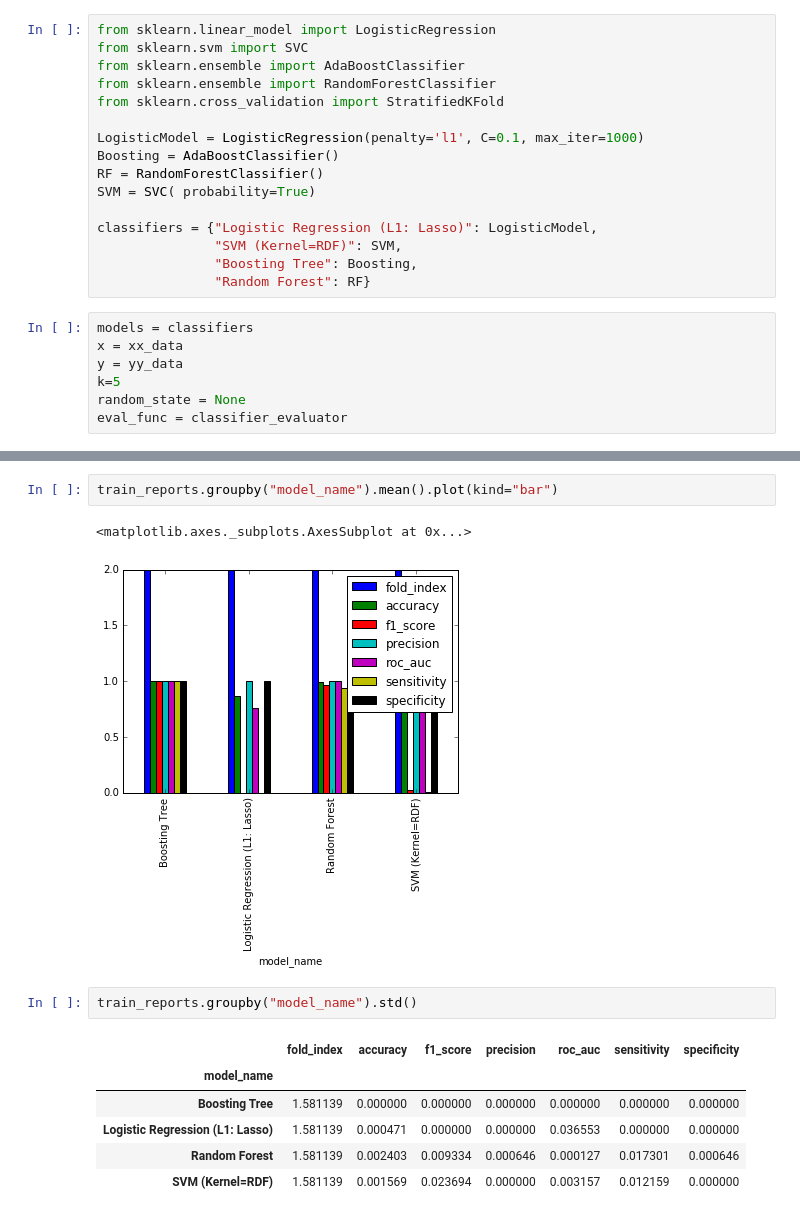
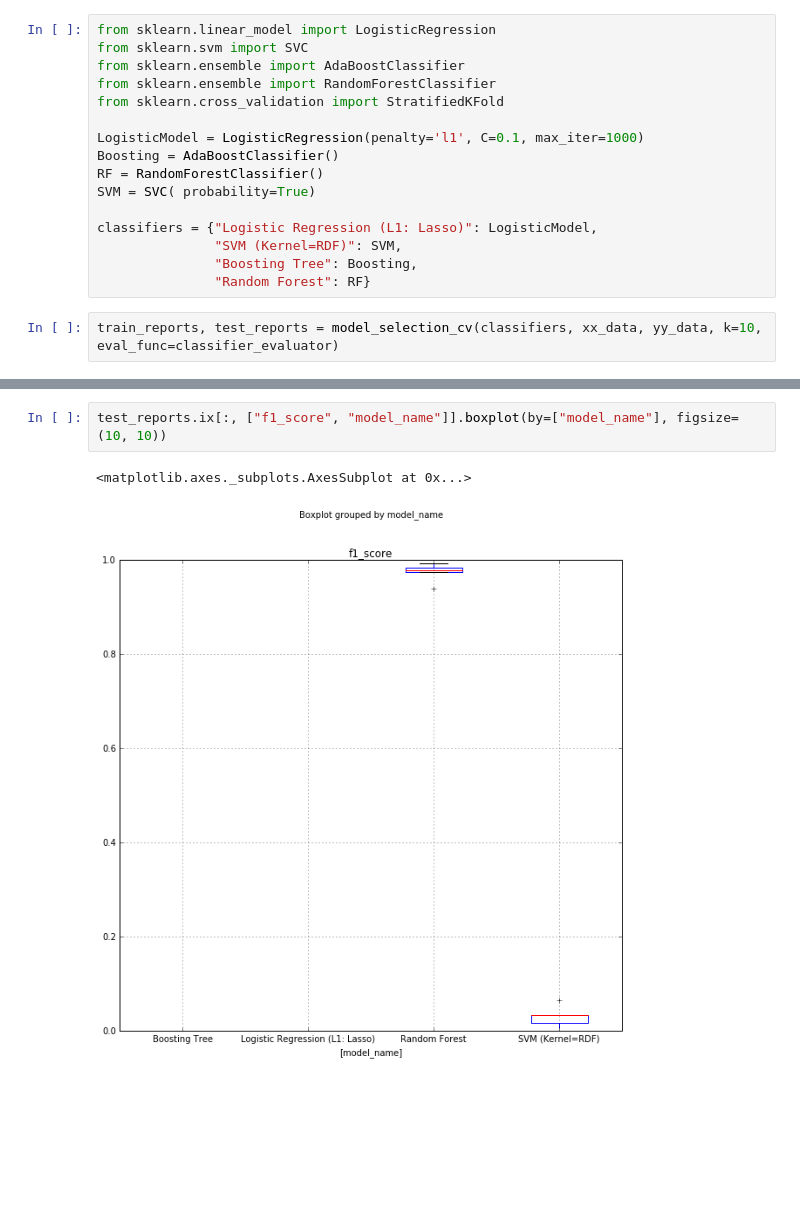
Before and after one commit to beingzy/ds_toolbox, a Jupyter notebook: ipynb_dev/001_dev_evaluators.ipynb, the cells around one changed output, grey strips where cells are left out. Saved outputs shown, nothing was run; the diff lists cells and outputs as text; blank space fills up the shorter version.

Commit message:
update f1_score calculation

```diff
--- a/ipynb_dev/001_dev_evaluators.ipynb
+++ b/ipynb_dev/001_dev_evaluators.ipynb
@@ -58,9 +58,4 @@ classifiers = {"Logistic Regression (L1: Lasso)": LogisticModel,
                "Boosting Tree": Boosting,
                "Random Forest": RF}
 # %%
-models = classifiers
-x = xx_data
-y = yy_data
-k=5
-random_state = None
-eval_func = classifier_evaluator
+train_reports, test_reports = model_selection_cv(classifiers, xx_data, yy_data, k=10, eval_func=classifier_evaluator)
@@ -153,14 +62,5 @@ test_reports = test_reports[["model_name"] + metrics_names]
-# %%
-train_reports.groupby("model_name").mean().plot(kind="bar")
-# %% [output]
-<matplotlib.axes._subplots.AxesSubplot at 0x...>
-[figure, removed]
-# %%
-train_reports.groupby("model_name").std()
-# %% [output]
-|  | fold_index | accuracy | f1_score | precision | roc_auc | sensitivity | specificity |
-| model_name |  |  |  |  |  |  |  |
-| Boosting Tree | 1.581139 | 0.000000 | 0.000000 | 0.000000 | 0.000000 | 0.000000 | 0.000000 |
-| Logistic Regression (L1: Lasso) | 1.581139 | 0.000471 | 0.000000 | 0.000000 | 0.036553 | 0.000000 | 0.000000 |
-| Random Forest | 1.581139 | 0.002403 | 0.009334 | 0.000646 | 0.000127 | 0.017301 | 0.000646 |
-| SVM (Kernel=RDF) | 1.581139 | 0.001569 | 0.023694 | 0.000000 | 0.003157 | 0.012159 | 0.000000 |
+# %%
+test_reports.ix[:, ["f1_score", "model_name"]].boxplot(by=["model_name"], figsize=(10, 10))
+# %% [output]
+<matplotlib.axes._subplots.AxesSubplot at 0x...>
+[figure, added]
```
Also changed, not shown: parts of 5 cells of this notebook, 1 other file.
